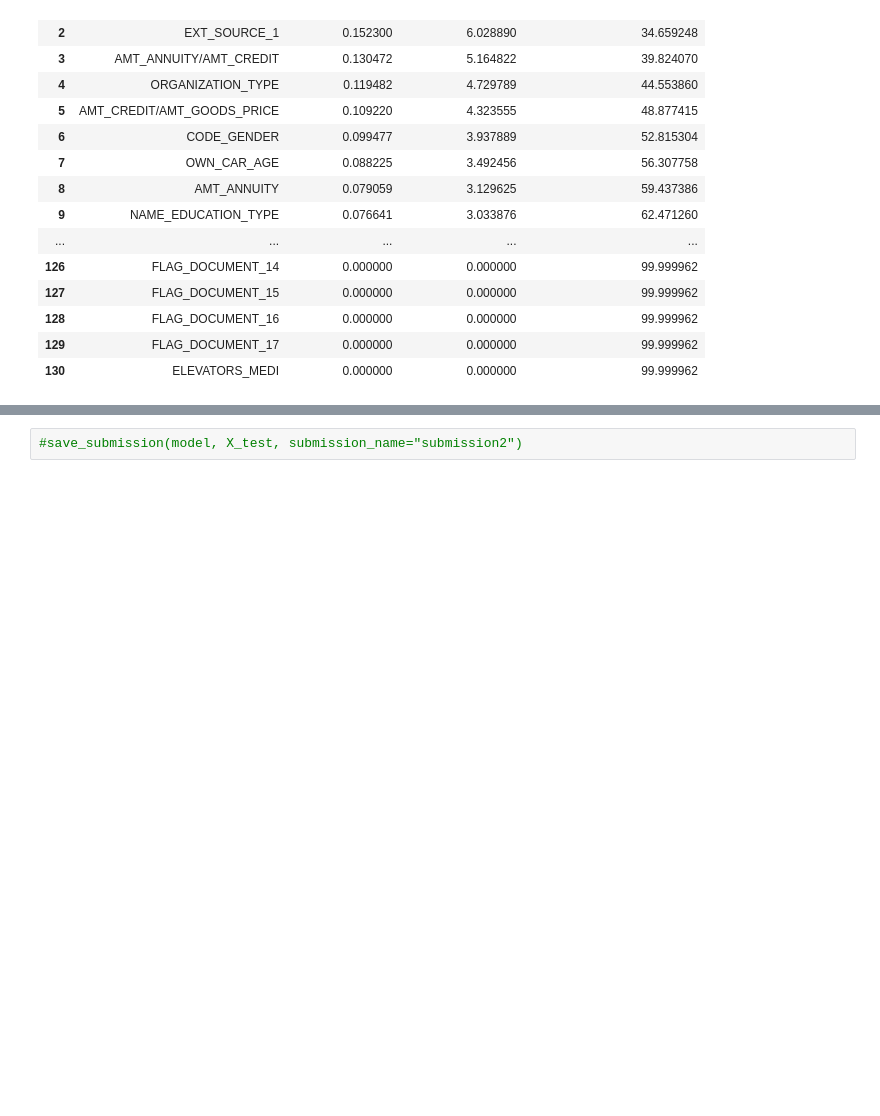
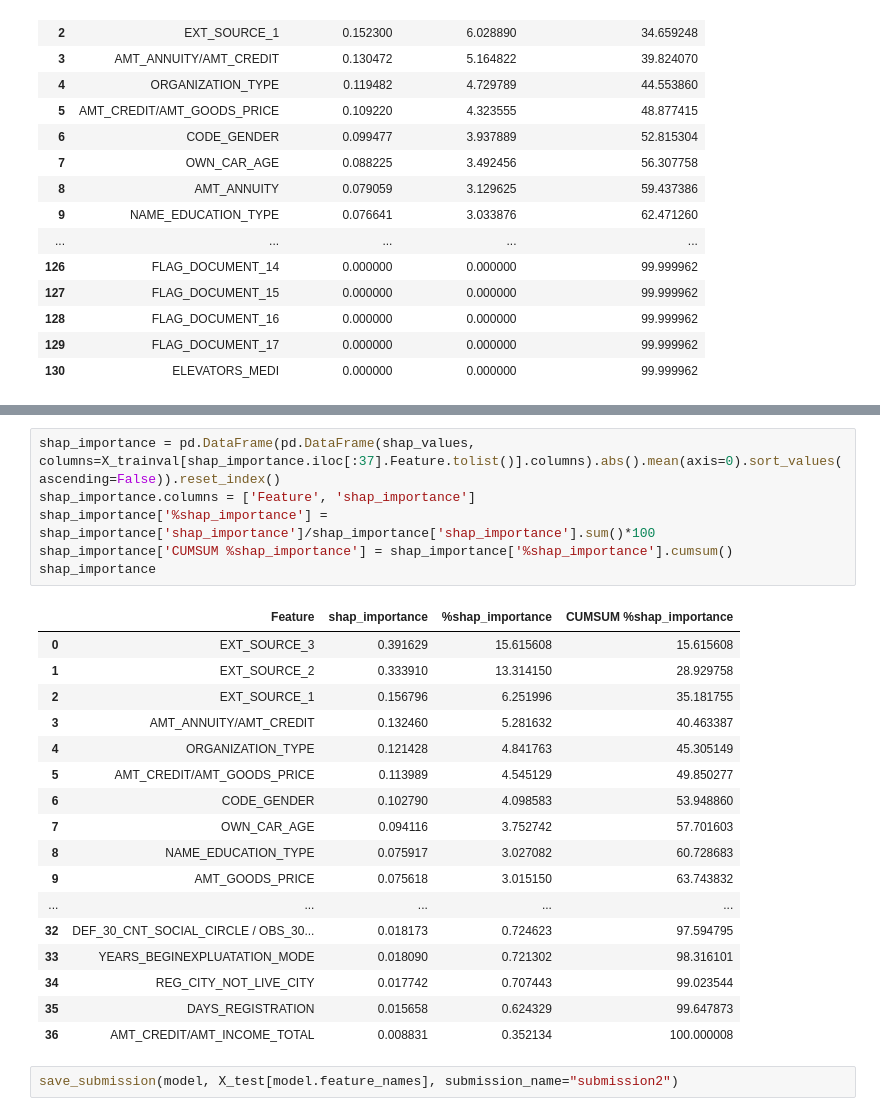
Before and after one commit to skydoldif/home-credit-default-risk, a Jupyter notebook: data_processing.ipynb, the cells around one changed output, grey strips where cells are left out. Drawn from its saved outputs; the diff is of its cells as text; blank space fills up the shorter version.

```diff
--- a/data_processing.ipynb
+++ b/data_processing.ipynb
@@ -362,2 +394,26 @@ X_trainval[['NUM_DOCUMENTS_PROVIDED', 'PCT_DOCUMENTS_PROVIDED']].sort_values(by=
+# %%
+shap_importance = pd.DataFrame(pd.DataFrame(shap_values, columns=X_trainval[shap_importance.iloc[:37].Feature.tolist()].columns).abs().mean(axis=0).sort_values(ascending=False)).reset_index()
+shap_importance.columns = ['Feature', 'shap_importance']
+shap_importance['%shap_importance'] = shap_importance['shap_importance']/shap_importance['shap_importance'].sum()*100
+shap_importance['CUMSUM %shap_importance'] = shap_importance['%shap_importance'].cumsum()
+shap_importance
+# %% [output]
+|  | Feature | shap_importance | %shap_importance | CUMSUM %shap_importance |
+| 0 | EXT_SOURCE_3 | 0.391629 | 15.615608 | 15.615608 |
+| 1 | EXT_SOURCE_2 | 0.333910 | 13.314150 | 28.929758 |
+| 2 | EXT_SOURCE_1 | 0.156796 | 6.251996 | 35.181755 |
+| 3 | AMT_ANNUITY/AMT_CREDIT | 0.132460 | 5.281632 | 40.463387 |
+| 4 | ORGANIZATION_TYPE | 0.121428 | 4.841763 | 45.305149 |
+| 5 | AMT_CREDIT/AMT_GOODS_PRICE | 0.113989 | 4.545129 | 49.850277 |
+| 6 | CODE_GENDER | 0.102790 | 4.098583 | 53.948860 |
+| 7 | OWN_CAR_AGE | 0.094116 | 3.752742 | 57.701603 |
+| 8 | NAME_EDUCATION_TYPE | 0.075917 | 3.027082 | 60.728683 |
+| 9 | AMT_GOODS_PRICE | 0.075618 | 3.015150 | 63.743832 |
+| ... | ... | ... | ... | ... |
+| 32 | DEF_30_CNT_SOCIAL_CIRCLE / OBS_30... | 0.018173 | 0.724623 | 97.594795 |
+| 33 | YEARS_BEGINEXPLUATATION_MODE | 0.018090 | 0.721302 | 98.316101 |
+| 34 | REG_CITY_NOT_LIVE_CITY | 0.017742 | 0.707443 | 99.023544 |
+| 35 | DAYS_REGISTRATION | 0.015658 | 0.624329 | 99.647873 |
+| 36 | AMT_CREDIT/AMT_INCOME_TOTAL | 0.008831 | 0.352134 | 100.000008 |
 # %%
-#save_submission(model, X_test, submission_name="submission2")
+save_submission(model, X_test[model.feature_names], submission_name="submission2")
```
Also changed, not shown: parts of 7 cells of this notebook.
